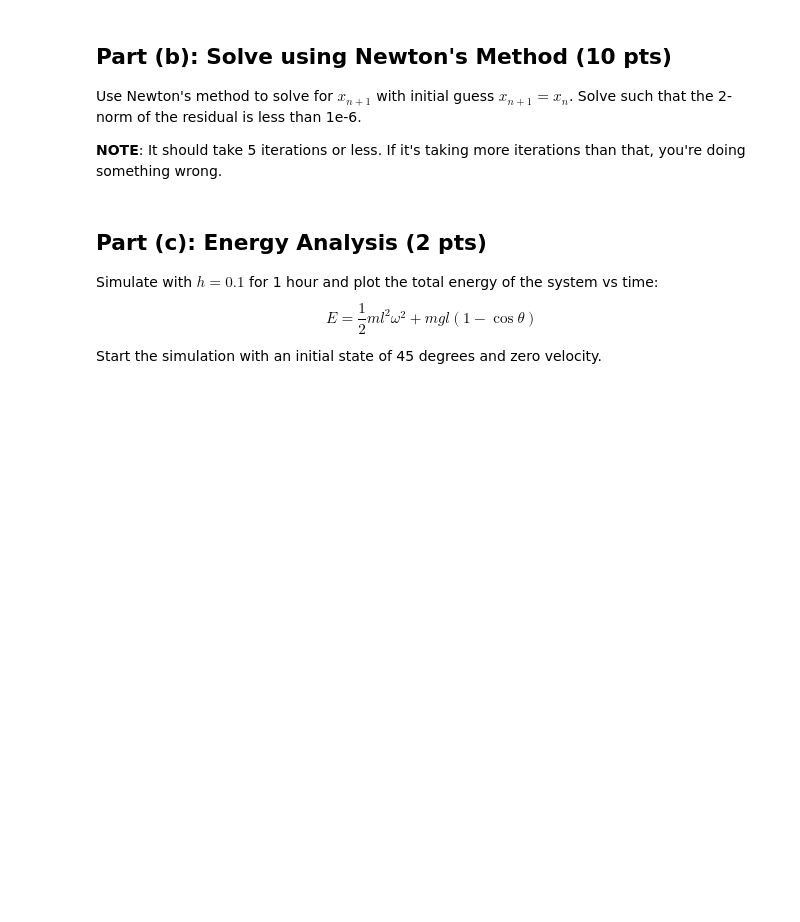
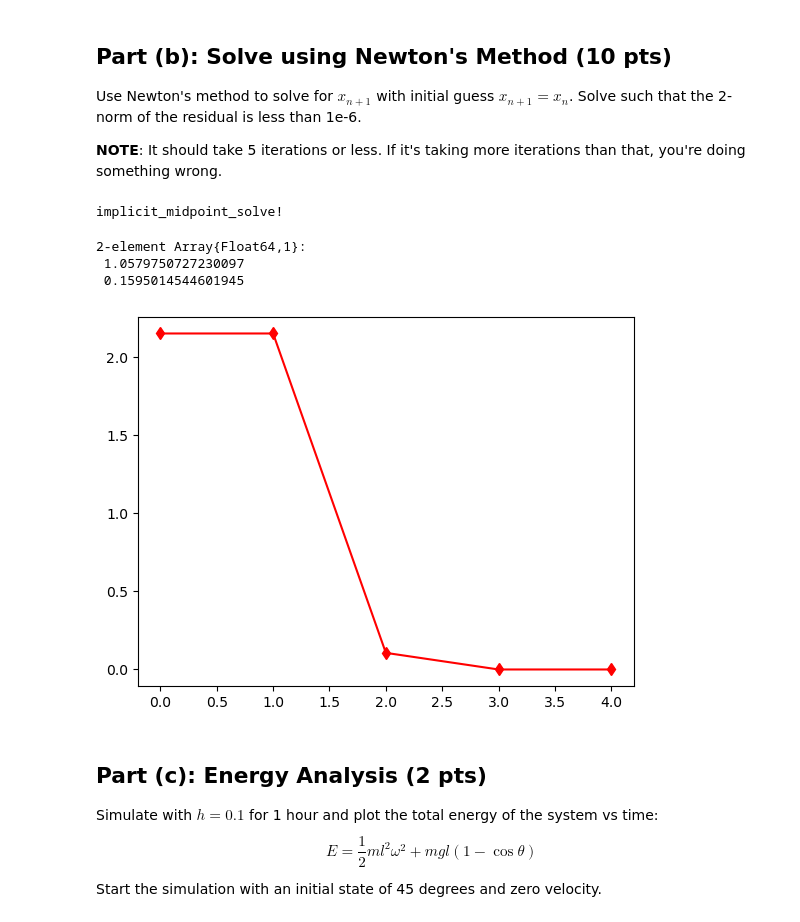
Before and after one commit to YunxiTang/Optimal_Control_HW1, a Jupyter notebook: src/Q1.ipynb, the cells around one changed output. Cells and saved outputs as stored; diff of their text form; code cells hidden in the pictures; blank space fills up the shorter version.

```diff
--- a/src/Q1.ipynb
+++ b/src/Q1.ipynb
@@ -24,0 +41,13 @@ end
+# %%
+# robot model
+struct params
+    l
+    g
+    m
+end
+param = params(1.0, 9.81, 1.0)
+xd = pendulum_dynamics([0.5;0.0], param)
+x1 = [0.0; 0.5]
+x2 = [0.1; 0.6]
+h = 0.1
+x2_new = implicit_midpoint_pendulum(x2, x1, h, param)
@@ -37,11 +70,37 @@ Find the `x2` that satisfies implicit midpoint integration for the pendulum dyna
 Should modify `x2` in-place and return a vector of 2-norm residuals. The input value of `x2`
 should be used as the initial guess.
 """
-function implicit_midpoint_solve!(x2, x1, h; ϵ=1e-6)::Vector{Float64}
-    # TODO: Implement this function. Feel free to add optional input arguments as needed
+function implicit_midpoint_solve!(x2, x1, h, params; ϵ=1e-6)::Vector{Float64}
+    # Newton's method
+    x_n = [x2[1]; x2[2]]
     residuals = Float64[]
-    return residuals
+    res_norm = norm(x_n - implicit_midpoint_pendulum(x_n, x1, h, params))
+    residuals = [res_norm]
+    while residuals[end] > ϵ
+        res = x_n - implicit_midpoint_pendulum(x_n,x1,h,params)
+        ∇res = ForwardDiff.jacobian(x->x-implicit_midpoint_pendulum(x,x1,h,params),x_n)
+        Δx = -∇res\res
+        x_n = x_n + Δx
+        residuals = [residuals norm(res)]
+    end
+    x2[1] = x_n[1]
+    x2[2] = x_n[2]
+    return vec(residuals)
 end
+# %% [output]
+implicit_midpoint_solve!
+# %%
+x1 = [1; 1.]
+x2 = [2; 2.]
+h = 0.1
+trail_res = implicit_midpoint_solve!(x2, x1, h, param)
+plot(trail_res,"rd-")
+display(x2)
+# %% [output]
+2-element Array{Float64,1}:
+ 1.0579750727230097
+ 0.1595014544601945
+[figure, added]
 # %% [markdown]
 ## Part (c): Energy Analysis (2 pts)
 Simulate with $h=0.1$ for 1 hour and plot the total energy of the system vs time:
```
Also changed, not shown: parts of 14 cells of this notebook.
